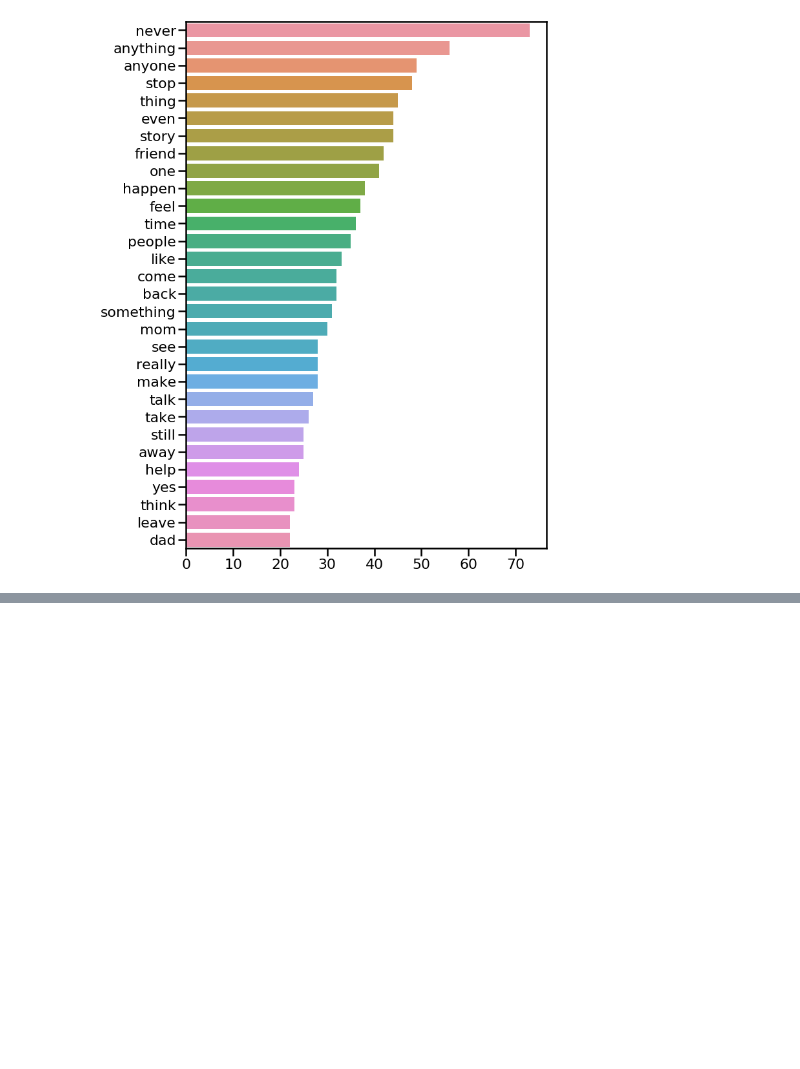
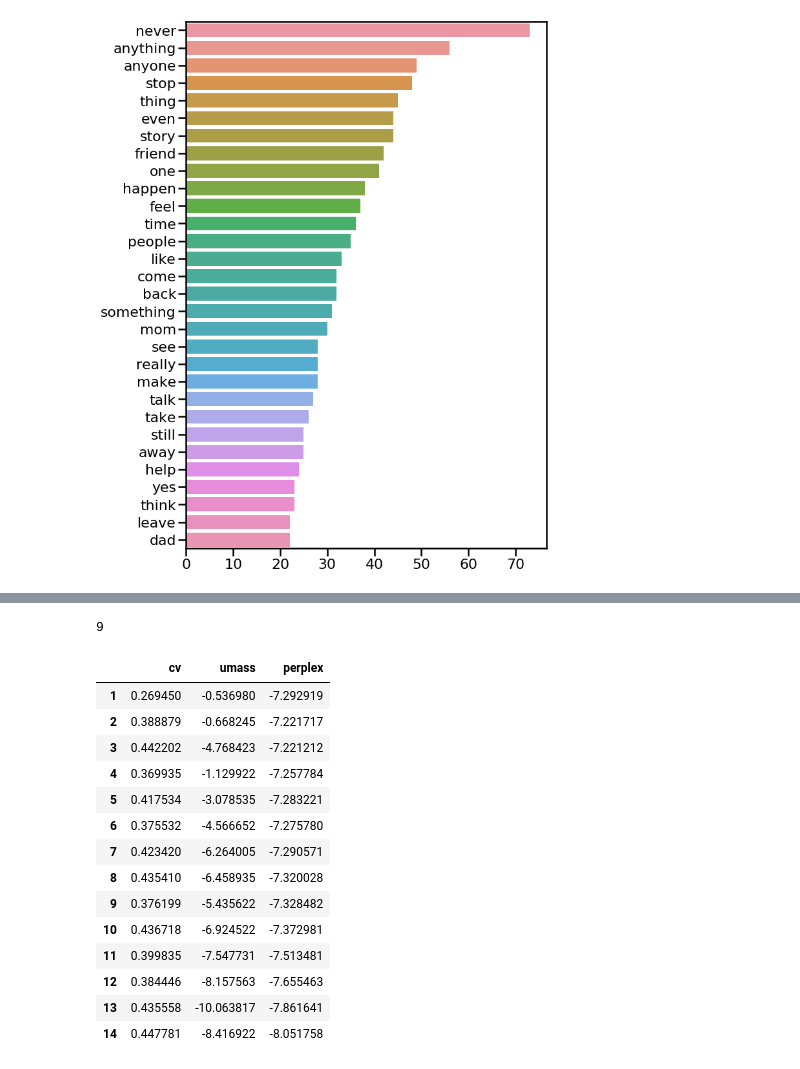
Before and after one commit to k-christensen/MeToo_in_STEM, a Jupyter notebook: exploratory.ipynb, the cells around one changed output, grey strips where cells are left out. Saved outputs shown, nothing was run; the diff lists cells and outputs as text; code cells hidden in the pictures; blank space fills up the shorter version.

```diff
--- a/exploratory.ipynb
+++ b/exploratory.ipynb
@@ -1891,0 +1916,10 @@ doc_list(df_reddit,stopword_list)
+# %%
+lda_model = gensim.models.ldamodel.LdaModel(corpus=corpus,
+                                           id2word=id2word,
+                                           num_topics=5,
+                                           random_state=100,
+                                           update_every=1,
+                                           chunksize=150,
+                                           passes=20,
+                                           alpha=0.3,
+                                           per_word_topics=True)
@@ -1891,0 +2023,4 @@ doc_list(df_reddit,stopword_list)
+# %%
+len(coherence_cv_list)
+# %% [output]
+9
@@ -1891,0 +2031,20 @@ doc_list(df_reddit,stopword_list)
+# %%
+metrics_df = pd.DataFrame.from_dict([cv_dict, umass_dict, perp_dict]).transpose()
+metrics_df.rename(columns = {0:'cv', 1:'umass', 2:'perplex'}, inplace=True)
+metrics_df
+# %% [output]
+|  | cv | umass | perplex |
+| 1 | 0.269450 | -0.536980 | -7.292919 |
+| 2 | 0.388879 | -0.668245 | -7.221717 |
+| 3 | 0.442202 | -4.768423 | -7.221212 |
+| 4 | 0.369935 | -1.129922 | -7.257784 |
+| 5 | 0.417534 | -3.078535 | -7.283221 |
+| 6 | 0.375532 | -4.566652 | -7.275780 |
+| 7 | 0.423420 | -6.264005 | -7.290571 |
+| 8 | 0.435410 | -6.458935 | -7.320028 |
+| 9 | 0.376199 | -5.435622 | -7.328482 |
+| 10 | 0.436718 | -6.924522 | -7.372981 |
+| 11 | 0.399835 | -7.547731 | -7.513481 |
+| 12 | 0.384446 | -8.157563 | -7.655463 |
+| 13 | 0.435558 | -10.063817 | -7.861641 |
+| 14 | 0.447781 | -8.416922 | -8.051758 |
```
Also changed, not shown: parts of 33 cells of this notebook, 2 other files.
